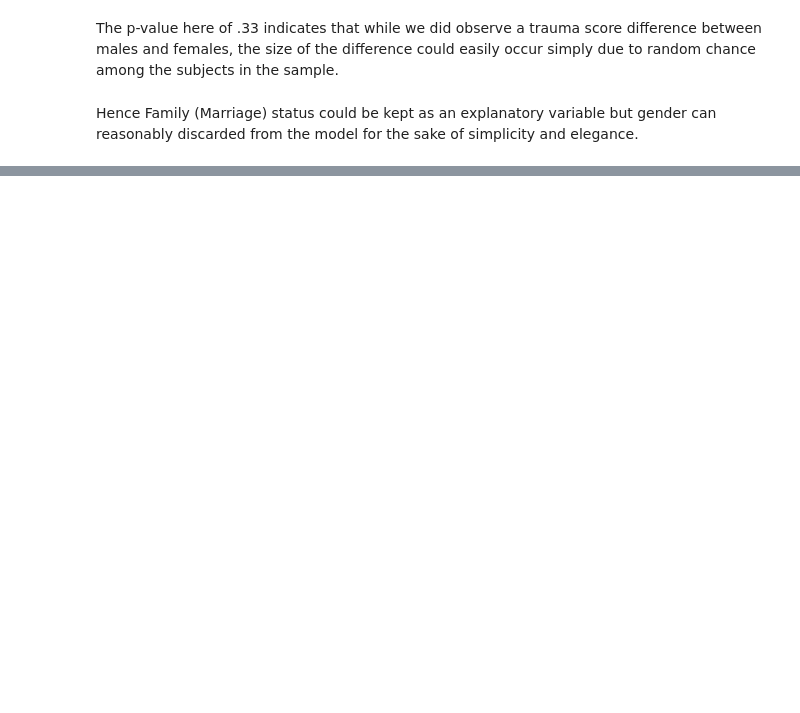
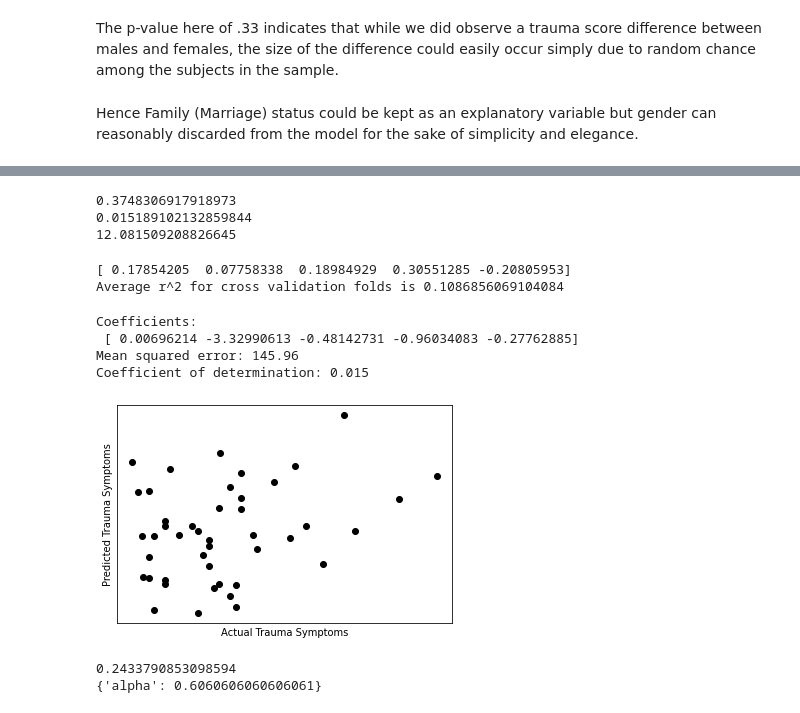
Before and after one commit to ptrim22/Bootcamp, a Jupyter notebook: Trauma_Capstone.ipynb, the cells around one changed output, grey strips where cells are left out. Drawn from its saved outputs; the diff is of its cells as text; code cells hidden in the pictures; blank space fills up the shorter version.

```diff
--- a/Trauma_Capstone.ipynb
+++ b/Trauma_Capstone.ipynb
@@ -353,0 +380,2 @@ Hence Family (Marriage) status could be kept as an explanatory variable but gend
+# %%
+dfmodel=df.drop(['ID','Gender','Education','TOT_TRAUMA','DTS_TOT','Permutation1','PermutedPCL'],axis=1)
@@ -353,0 +398,4 @@ Hence Family (Marriage) status could be kept as an explanatory variable but gend
+# %%
+dfmodel.loc[dfmodel['Married']==1,'Married']=0
+dfmodel.loc[dfmodel['Married']==2,'Married']=1
+dfmodel
@@ -353,0 +416,3 @@ Hence Family (Marriage) status could be kept as an explanatory variable but gend
+# %%
+y=dfmodel['PTSD_Symptoms']
+X=dfmodel.drop(columns='PTSD_Symptoms',axis=1)
@@ -353,0 +450,61 @@ Hence Family (Marriage) status could be kept as an explanatory variable but gend
+# %%
+X_train,X_test,y_train,y_test=train_test_split(X,y,test_size=.4,random_state=42)
+linreg=LinearRegression()
+linreg.fit(X_train,y_train)
+train_score=linreg.score(X_train,y_train)
+test_score=linreg.score(X_test,y_test)
+y_pred=linreg.predict(X_test)
+rootMSE=np.sqrt(mean_squared_error(y_test,y_pred))
+print(train_score)
+print(test_score)
+print(rootMSE)
+# %% [output]
+0.3748306917918973
+0.015189102132859844
+12.081509208826645
+# %%
+lincv=cross_val_score(linreg,X,y,cv=5)
+print(lincv)
+meancvscore=np.mean(lincv)
+print('Average r^2 for cross validation folds is {}'.format(meancvscore))
+# %% [output]
+[ 0.17854205  0.07758338  0.18984929  0.30551285 -0.20805953]
+Average r^2 for cross validation folds is 0.1086856069104084
+# %%
+# The coefficients
+print("Coefficients: \n", linreg.coef_)
+# The mean squared error
+print("Mean squared error: %.2f" % mean_squared_error(y_test, y_pred))
+# The coefficient of determination: 1 is perfect prediction
+print("Coefficient of determination: %.3f" % r2_score(y_test, y_pred))
+
+# Plot outputs
+plt.scatter(y_test,y_pred, color="black")
+plt.xlabel('Actual Trauma Symptoms')
+plt.ylabel('Predicted Trauma Symptoms')
+
+plt.xticks(())
+plt.yticks(())
+
+plt.show()
+# %% [output]
+Coefficients:
+ [ 0.00696214 -3.32990613 -0.48142731 -0.96034083 -0.27762885]
+Mean squared error: 145.96
+Coefficient of determination: 0.015
+[figure, added]
+# %%
+scaler=StandardScaler()
+scaler.fit(X_train)
+X_train_scaled=scaler.transform(X_train)
+parameters = {'alpha' : np.linspace(0,10,100)}
+lasso=Lasso()
+lasso_cv = GridSearchCV(lasso, param_grid=parameters)
+lasso_cv.fit(X_train_scaled, y_train)
+X_test_scaled=scaler.transform(X_test)
+lasso_cv.predict(X_test_scaled)
+print(lasso_cv.best_score_)
+print(lasso_cv.best_params_)
+# %% [output]
+0.2433790853098594
+{'alpha': 0.6060606060606061}
```
Also changed, not shown: parts of 20 cells of this notebook.
